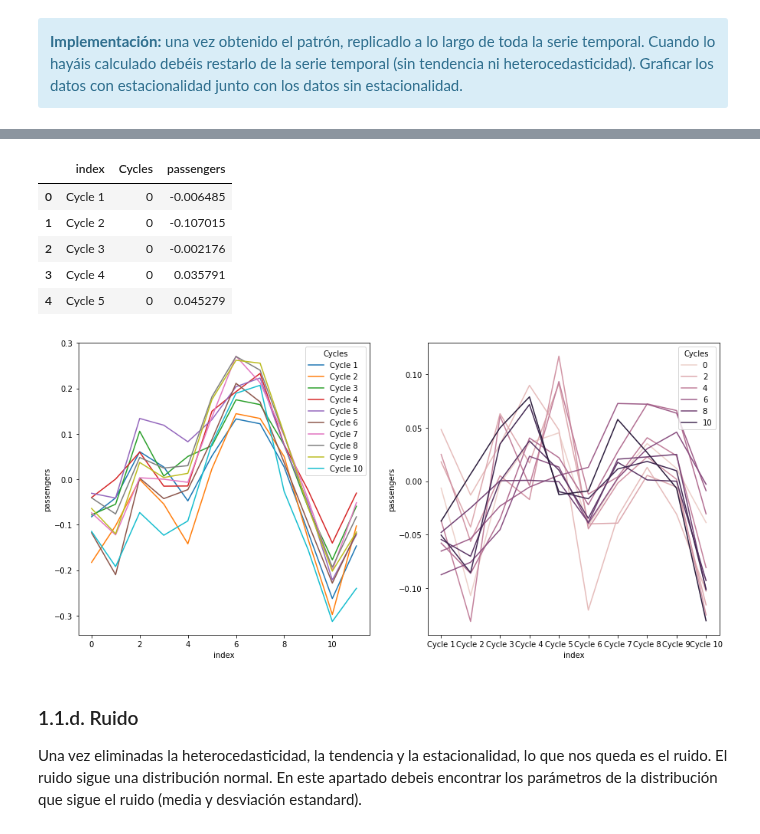
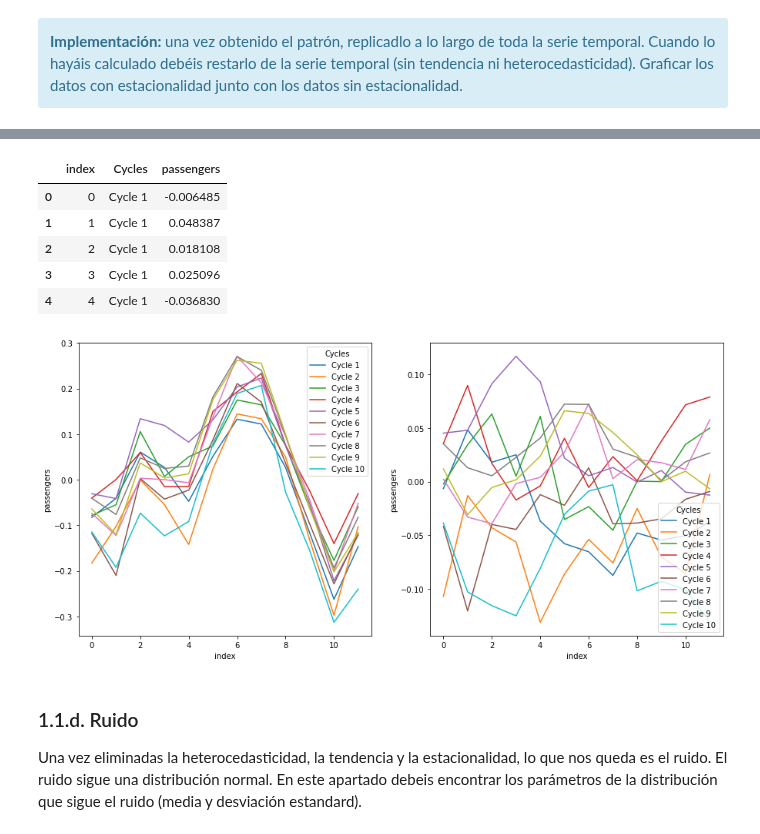
Before and after one commit to angelbujalance/MAME_PEC, a Jupyter notebook: 20221_M2.855_PEC4-Enunciado.ipynb, the cells around one changed output, grey strips where cells are left out. Saved outputs shown, nothing was run; the diff lists cells and outputs as text; code cells hidden in the pictures.

```diff
--- a/20221_M2.855_PEC4-Enunciado.ipynb
+++ b/20221_M2.855_PEC4-Enunciado.ipynb
@@ -352,24 +352,24 @@ tr_cycle_df_cl
 | 10 | -0.050466 | -0.085621 | 0.034824 | 0.071749 | -0.009752 | -0.016465 | 0.011426 | 0.018522 | 0.009752 | -0.100951 |
 | 11 | -0.037359 | 0.006636 | 0.050018 | 0.078926 | -0.012590 | -0.009136 | 0.057800 | 0.026801 | -0.006636 | -0.130627 |
 # %%
-tr_cycle_dfT_clm = tr_cycle_dfT_cl.reset_index().melt('index', var_name='Cycles', value_name='passengers')
-tr_cycle_dfT_clm.head()
+tr_cycle_df_clm = tr_cycle_dfT_cl.T.reset_index().melt('index', var_name='Cycles', value_name='passengers')
+tr_cycle_df_clm.head()
 # %% [output]
 |  | index | Cycles | passengers |
-| 0 | Cycle 1 | 0 | -0.006485 |
-| 1 | Cycle 2 | 0 | -0.107015 |
-| 2 | Cycle 3 | 0 | -0.002176 |
-| 3 | Cycle 4 | 0 | 0.035791 |
-| 4 | Cycle 5 | 0 | 0.045279 |
+| 0 | 0 | Cycle 1 | -0.006485 |
+| 1 | 1 | Cycle 1 | 0.048387 |
+| 2 | 2 | Cycle 1 | 0.018108 |
+| 3 | 3 | Cycle 1 | 0.025096 |
+| 4 | 4 | Cycle 1 | -0.036830 |
 # %%
 fig, ax = plt.subplots(1, 2, figsize=(15, 7))
 
 sns.lineplot(x='index', y='passengers', hue='Cycles', data=tr_cycle_dfm, ax=ax[0])
-sns.lineplot(x='index', y='passengers', hue='Cycles', data=tr_cycle_dfT_clm, ax=ax[1])
+sns.lineplot(x='index', y='passengers', hue='Cycles', data=tr_cycle_df_clm, ax=ax[1])
 
 plt.show()
 # %% [output]
-[figure, old version]
+[figure, new version]
 # %% [markdown]
 ### 1.1.d. Ruido
 
```
